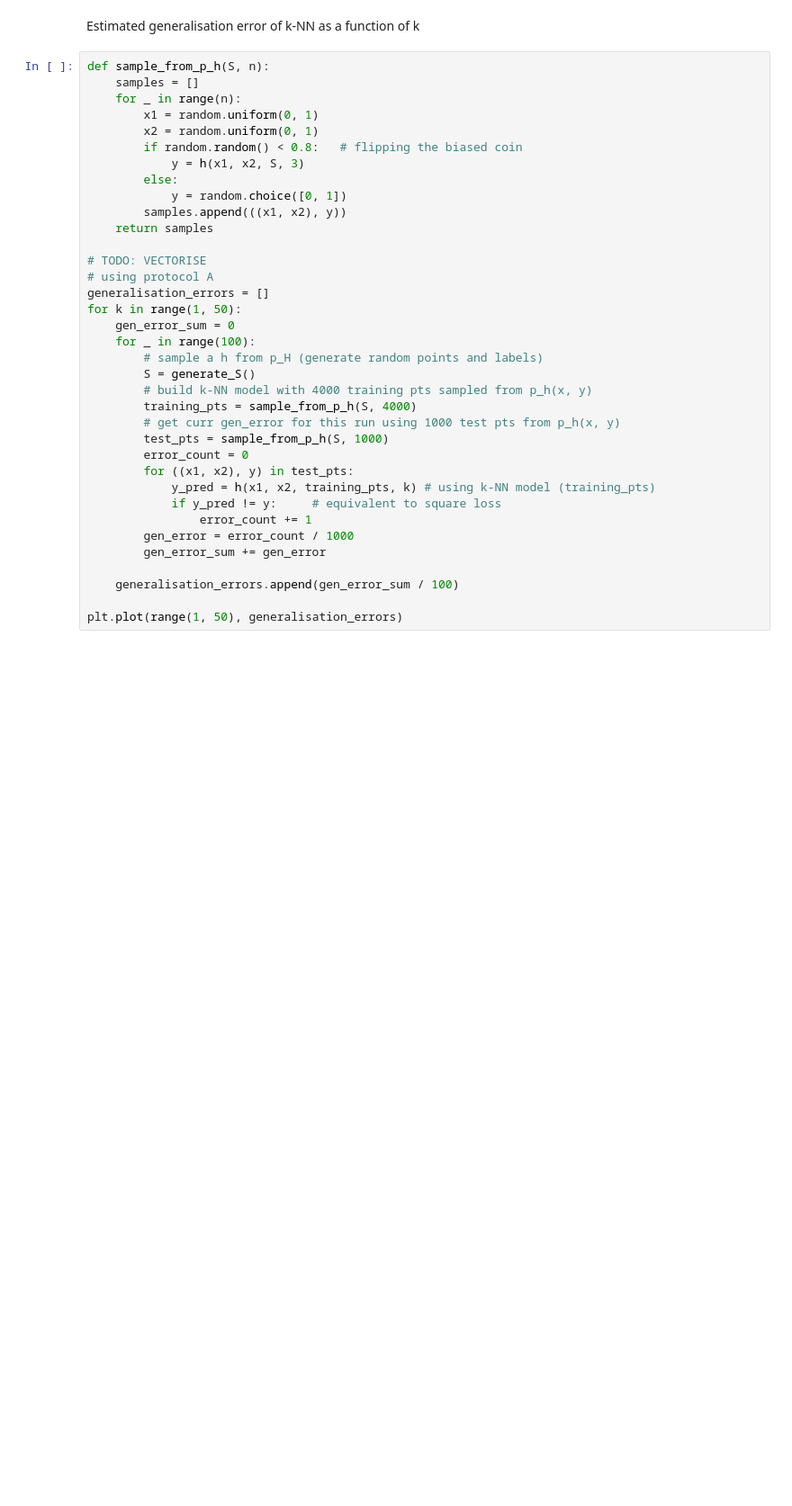
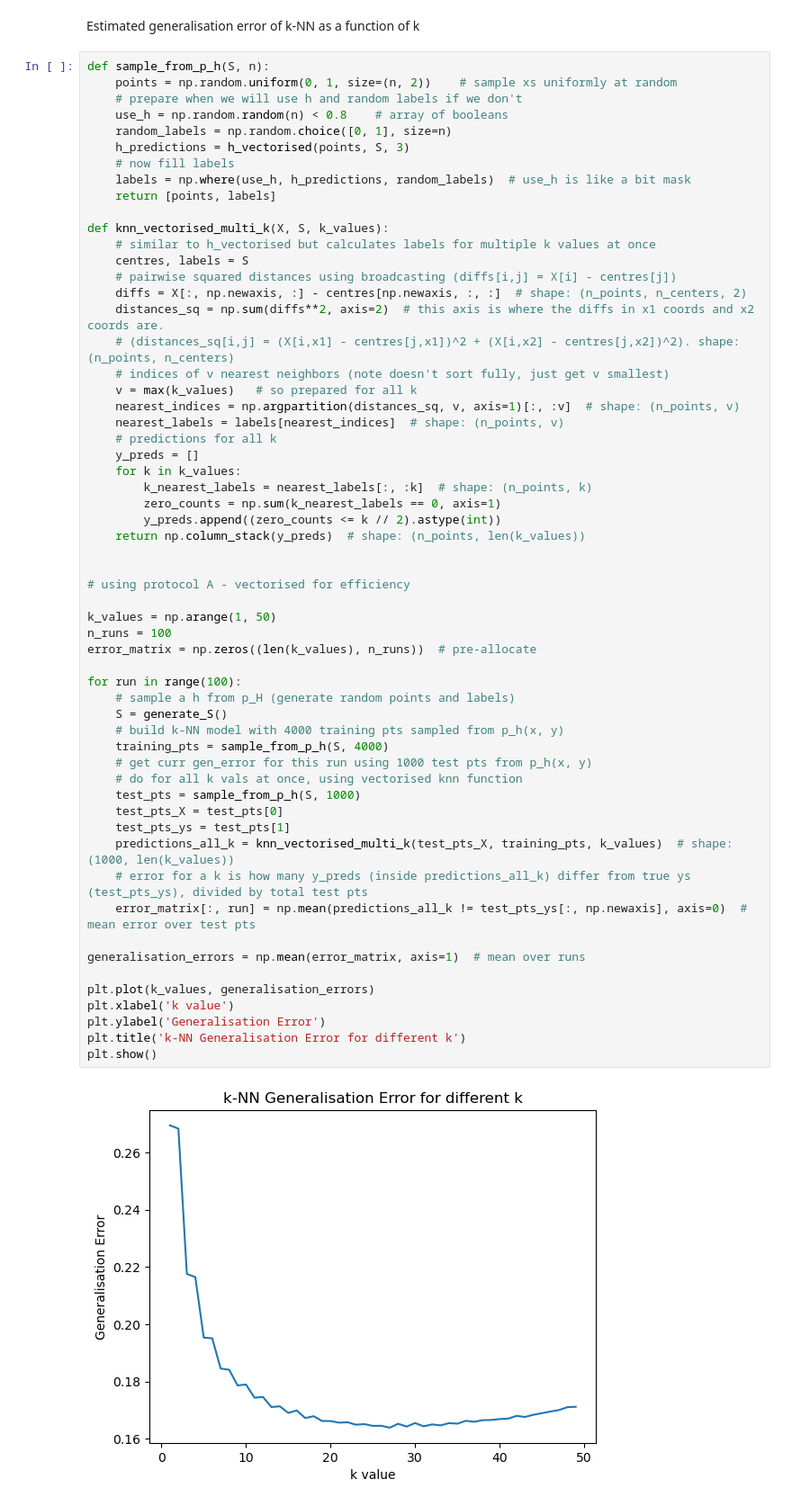
Before and after one commit to RD-44/supervised-learning-methods, a Jupyter notebook: q2_knn.ipynb, the cells around one changed output. Shown at 90% size. Saved outputs shown, nothing was run; the diff lists cells and outputs as text; blank space fills up the shorter version.

```diff
--- a/q2_knn.ipynb
+++ b/q2_knn.ipynb
@@ -43,37 +56,61 @@ plt.show()
 Estimated generalisation error of k-NN as a function of k
 # %%
 def sample_from_p_h(S, n):
-    samples = []
-    for _ in range(n):
-        x1 = random.uniform(0, 1)
-        x2 = random.uniform(0, 1)
-        if random.random() < 0.8:   # flipping the biased coin
-            y = h(x1, x2, S, 3)
-        else:
-            y = random.choice([0, 1])
-        samples.append(((x1, x2), y))
-    return samples
+    points = np.random.uniform(0, 1, size=(n, 2))    # sample xs uniformly at random
+    # prepare when we will use h and random labels if we don't
+    use_h = np.random.random(n) < 0.8    # array of booleans
+    random_labels = np.random.choice([0, 1], size=n)
+    h_predictions = h_vectorised(points, S, 3)
+    # now fill labels
+    labels = np.where(use_h, h_predictions, random_labels)  # use_h is like a bit mask
+    return [points, labels]
 
-# TODO: VECTORISE
-# using protocol A
-generalisation_errors = []
-for k in range(1, 50):
-    gen_error_sum = 0
-    for _ in range(100):
-        # sample a h from p_H (generate random points and labels)
-        S = generate_S()
-        # build k-NN model with 4000 training pts sampled from p_h(x, y)
-        training_pts = sample_from_p_h(S, 4000)
-        # get curr gen_error for this run using 1000 test pts from p_h(x, y)
-        test_pts = sample_from_p_h(S, 1000)
-        error_count = 0
-        for ((x1, x2), y) in test_pts:
-            y_pred = h(x1, x2, training_pts, k) # using k-NN model (training_pts)
-            if y_pred != y:     # equivalent to square loss
-                error_count += 1
-        gen_error = error_count / 1000
-        gen_error_sum += gen_error
+def knn_vectorised_multi_k(X, S, k_values):
+    # similar to h_vectorised but calculates labels for multiple k values at once
+    centres, labels = S
+    # pairwise squared distances using broadcasting (diffs[i,j] = X[i] - centres[j])
+    diffs = X[:, np.newaxis, :] - centres[np.newaxis, :, :]  # shape: (n_points, n_centers, 2)
+    distances_sq = np.sum(diffs**2, axis=2)  # this axis is where the diffs in x1 coords and x2 coords are.
+    # (distances_sq[i,j] = (X[i,x1] - centres[j,x1])^2 + (X[i,x2] - centres[j,x2])^2). shape: (n_points, n_centers)
+    # indices of v nearest neighbors (note doesn't sort fully, just get v smallest)
+    v = max(k_values)   # so prepared for all k
+    nearest_indices = np.argpartition(distances_sq, v, axis=1)[:, :v]  # shape: (n_points, v)
+    nearest_labels = labels[nearest_indices]  # shape: (n_points, v)
+    # predictions for all k
+    y_preds = []
+    for k in k_values:
+        k_nearest_labels = nearest_labels[:, :k]  # shape: (n_points, k)
+        zero_counts = np.sum(k_nearest_labels == 0, axis=1)
+        y_preds.append((zero_counts <= k // 2).astype(int))
+    return np.column_stack(y_preds)  # shape: (n_points, len(k_values))
 
-    generalisation_errors.append(gen_error_sum / 100)
 
-plt.plot(range(1, 50), generalisation_errors)
+# using protocol A - vectorised for efficiency
+
+k_values = np.arange(1, 50)
+n_runs = 100
+error_matrix = np.zeros((len(k_values), n_runs))  # pre-allocate
+
+for run in range(100):
+    # sample a h from p_H (generate random points and labels)
+    S = generate_S()
+    # build k-NN model with 4000 training pts sampled from p_h(x, y)
+    training_pts = sample_from_p_h(S, 4000)
+    # get curr gen_error for this run using 1000 test pts from p_h(x, y)
+    # do for all k vals at once, using vectorised knn function
+    test_pts = sample_from_p_h(S, 1000)
+    test_pts_X = test_pts[0]
+    test_pts_ys = test_pts[1]
+    predictions_all_k = knn_vectorised_multi_k(test_pts_X, training_pts, k_values)  # shape: (1000, len(k_values))
+    # error for a k is how many y_preds (inside predictions_all_k) differ from true ys (test_pts_ys), divided by total test pts
+    error_matrix[:, run] = np.mean(predictions_all_k != test_pts_ys[:, np.newaxis], axis=0)  # mean error over test pts
+
+generalisation_errors = np.mean(error_matrix, axis=1)  # mean over runs
+
+plt.plot(k_values, generalisation_errors)
+plt.xlabel('k value')
+plt.ylabel('Generalisation Error')
+plt.title('k-NN Generalisation Error for different k')
+plt.show()
+# %% [output]
+[figure, added]
```
Also changed, not shown: parts of 3 cells of this notebook.
